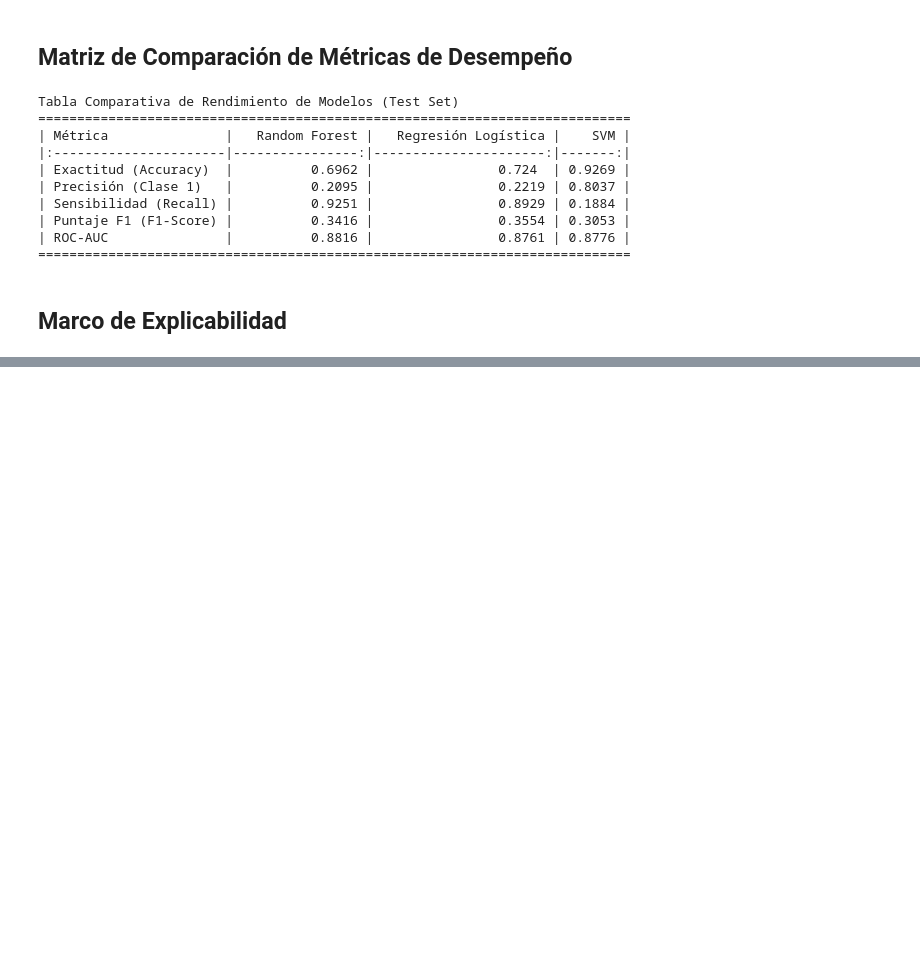
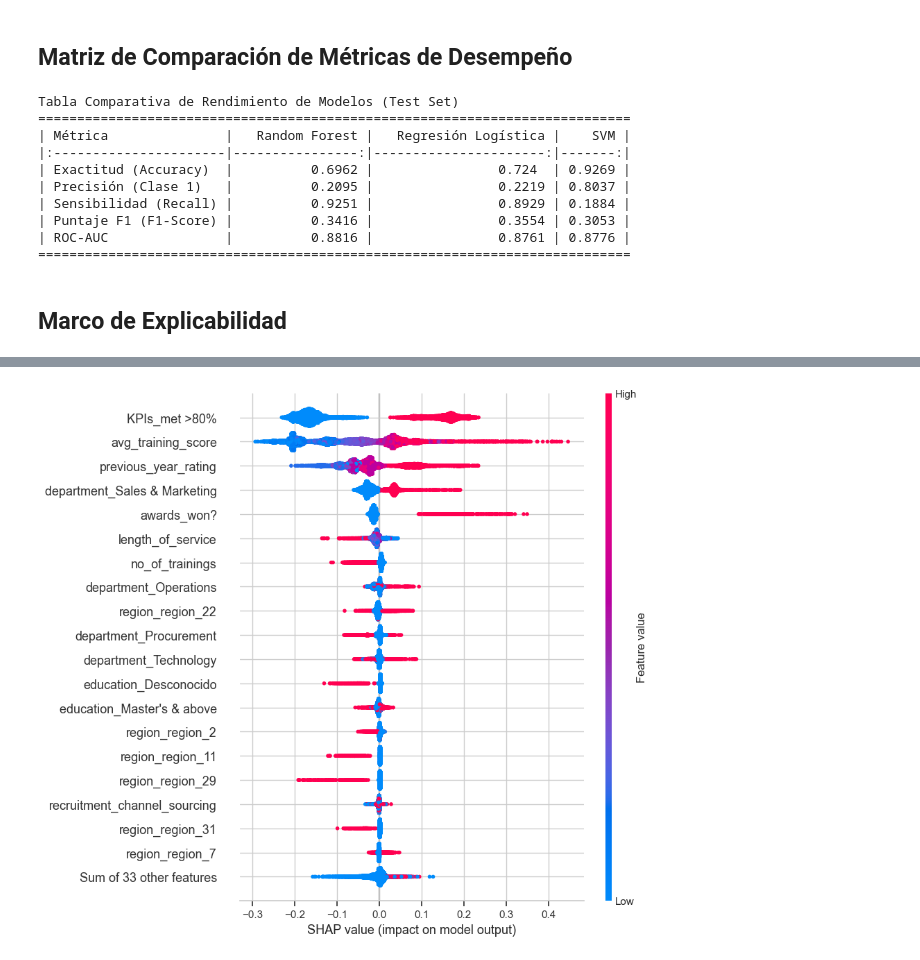
Before and after one commit to lMiaul/ML_TF, a Jupyter notebook: pipeline.ipynb, the cells around one changed output, grey strips where cells are left out. Drawn from its saved outputs; the diff is of its cells as text; code cells hidden in the pictures; blank space fills up the shorter version.

```diff
--- a/pipeline.ipynb
+++ b/pipeline.ipynb
@@ -1028,0 +1064,17 @@ print(f"  - Features evaluadas: {shap_values_pos.shape[1]}")
+# %%
+# ==============================================================
+# CELDA 3: GRÁFICO DE ENJAMBRE (BEESWARM PLOT) - EXPLICABILIDAD GLOBAL
+# ==============================================================
+# JUSTIFICACIÓN DE NEGOCIO PARA RR.HH.:
+# Permite al Gerente de RR.HH. auditar el modelo de forma global, verificando
+# que las promociones se impulsen por factores de mérito (ej. puntaje de
+# capacitación, cumplimiento de KPIs) y no por sesgos demográficos (ej. género,
+# región). Cada punto representa a un empleado; el color indica si el valor
+# de la variable es alto (rojo) o bajo (azul), y la posición horizontal muestra
+# el impacto en la probabilidad de promoción. Variables con puntos dispersos
+# tienen mayor influencia en las decisiones del modelo.
+
+# Generamos el gráfico global con las 20 variables más influyentes
+shap.plots.beeswarm(shap_values_pos, max_display=20, show=True)
+# %% [output]
+[figure, added]
```
Also changed, not shown: parts of 6 cells of this notebook.
